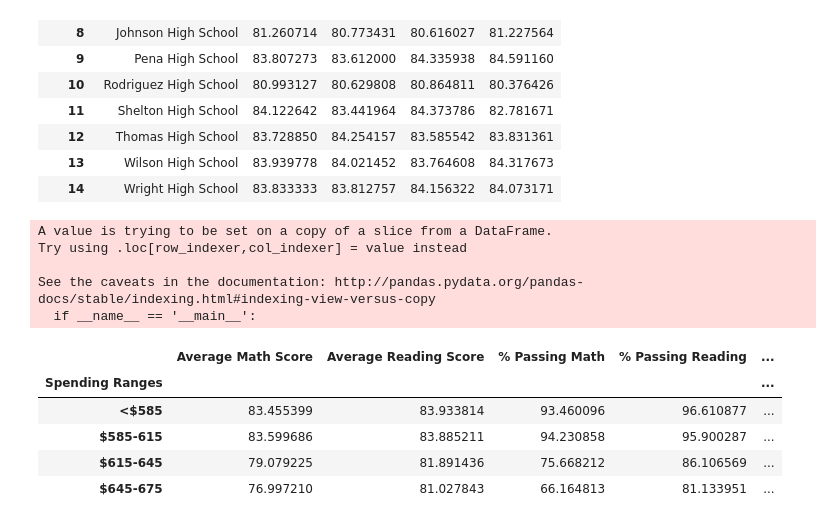
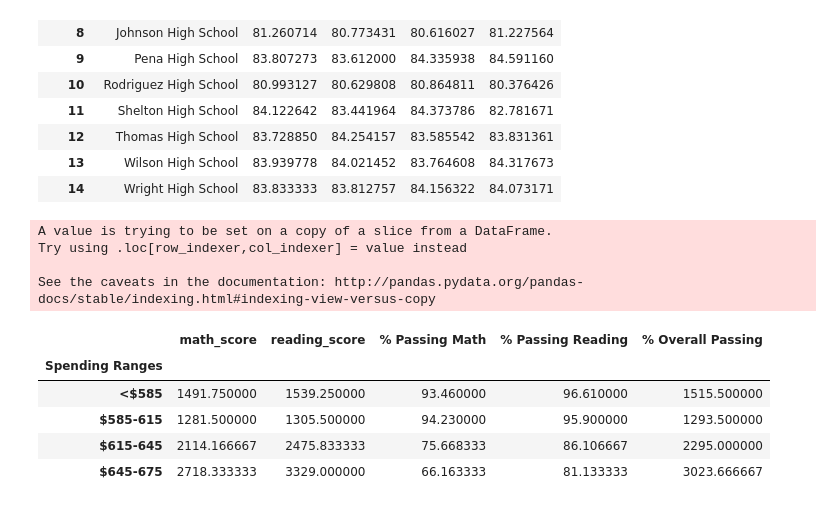
Before and after one commit to kimandersen-it/pandas-challenge, a Jupyter notebook: Academy of Pi Final.ipynb, the cells around one changed output. Cells and saved outputs as stored; diff of their text form; code cells hidden in the pictures.

```diff
--- a/Academy of Pi Final.ipynb
+++ b/Academy of Pi Final.ipynb
@@ -94,11 +144,8 @@ district_df
 #start with the original data, build a new frame
 school = school_data_complete[["school_name", "type", "Student ID", "budget", "math_score", "reading_score"]]
 #do the calculated columns
-school_calcs = school.groupby(['school_name', 'type', 'budget']).agg({'Student ID':'count','math_score': 'mean',
+school_calcs = school.groupby(['school_name','type','budget']).agg({'Student ID':'count','math_score': 'mean',
                                                               'reading_score': 'mean'}).reset_index()
-#rename to fit solutions
-schools2 = school_calcs.rename(columns = {'type': 'School Type', 'Student ID': 'Total Students', 'budget': 'Total School Budget',
-                             'math_score': 'Average Math Score', 'reading_score': 'Average Reading Score'})
 #create a frame for the passing math
 mathpass = school_data_complete[["school_name", "math_score"]]
 students = mathpass["school_name"]
@@ -112,15 +159,23 @@ passgradesr = readpass[(readpass["reading_score"] >= 70)]
 finalread = passgradesr.groupby(["school_name"]).count().reset_index()
 #merge the two
 mergetables = pd.merge(finalmath, finalread, how="left", on=["school_name", "school_name"])
+mergetables
+#rename some of the columns to avoid confusion in columns when calculating
+school_calcs = school_calcs.rename(columns = {"school_name":"school_name", "type":"type", "budget":"budget",
+                "Student ID":"Tot Students", "math_score":"average_math", "reading_score":"average_reading"})
+
 #gather everything together and calculate
-schools_summ = pd.merge(schools2, mergetables, how="left", on=["school_name", "school_name"])
-schools_summ['% Passing Math'] = round(schools_summ['math_score']/schools_summ['Total Students']*100,6)
-schools_summ['% Passing Reading'] = round(schools_summ['reading_score']/schools_summ['Total Students']*100,6)
-schools_summ['% Overall Passing'] = round((schools_summ['Average Math Score'] + schools_summ['Average Reading Score']) / 2,6)
-schools_summ['Per Student Budget'] = schools_summ['Total School Budget']/schools_summ['Total Students']
+school_calcs
+schools_summ = pd.merge(school_calcs, mergetables, how="left", on=["school_name", "school_name"])
+schools_summ
+schools_summ['% Passing Math'] = round(schools_summ["math_score"]/schools_summ["Tot Students"]*100,2)
+schools_summ['% Passing Reading'] = round(schools_summ['reading_score']/schools_summ['Tot Students']*100,2)
+schools_summ['% Overall Passing'] = round((schools_summ['math_score'] + schools_summ['reading_score']) / 2,2)
+schools_summ['Per Student Budget'] = schools_summ['budget']/schools_summ['Tot Students']
 #final table
-final = schools_summ[['school_name', 'School Type', 'Total Students', 'Total School Budget',
-                          'Per Student Budget', 'Average Math Score', 'Average Reading Score',
-                           '% Passing Math', '% Passing Reading', '% Overall Passing']]
+final = schools_summ[['school_name', 'type', 'Tot Students', 'budget',
+                          'Per Student Budget', 'math_score', 'reading_score',
+                          '% Passing Math', '% Passing Reading', '% Overall Passing']]
+
 final
 # %% [output]
@@ -219,31 +272,29 @@ readtable
 | 14 | Wright High School | 83.833333 | 83.812757 | 84.156322 | 84.073171 |
 # %%
 #Scores by School Spending
-#spending bins
 spending_bins = [0, 585, 615, 645, 675]
 group_names = ["<$585", "$585-615", "$615-645", "$645-675"]
 #dataframe from last final table
-spending = final[['Per Student Budget', 'Average Math Score', 'Average Reading Score',
+spending = final[['Per Student Budget', "math_score", "reading_score",
                                   '% Passing Math', '% Passing Reading', '% Overall Passing']]
 #cut into bins
 spending['Spending Ranges'] = pd.cut(spending["Per Student Budget"], spending_bins, labels=group_names)
 #group and show average
 scores = spending.groupby(['Spending Ranges']).mean().reset_index()
 #create new dataframe
-scores_by_school = scores[['Spending Ranges', 'Average Math Score', 'Average Reading Score',
+scores_by_school = scores[['Spending Ranges', "math_score", "reading_score",
                           '% Passing Math', '% Passing Reading', '% Overall Passing']]
 #group and average again
 scores_by_school.groupby(['Spending Ranges']).mean()
 # %% [output]
 A value is trying to be set on a copy of a slice from a DataFrame.
 Try using .loc[row_indexer,col_indexer] = value instead
 
 See the caveats in the documentation: http://pandas.pydata.org/pandas-docs/stable/indexing.html#indexing-view-versus-copy
-  if __name__ == '__main__':
-|  | Average Math Score | Average Reading Score | % Passing Math | % Passing Reading | ... |
-| Spending Ranges |  |  |  |  | ... |
-| <$585 | 83.455399 | 83.933814 | 93.460096 | 96.610877 | ... |
-| $585-615 | 83.599686 | 83.885211 | 94.230858 | 95.900287 | ... |
-| $615-645 | 79.079225 | 81.891436 | 75.668212 | 86.106569 | ... |
-| $645-675 | 76.997210 | 81.027843 | 66.164813 | 81.133951 | ... |
+|  | math_score | reading_score | % Passing Math | % Passing Reading | % Overall Passing |
+| Spending Ranges |  |  |  |  |  |
+| <$585 | 1491.750000 | 1539.250000 | 93.460000 | 96.610000 | 1515.500000 |
+| $585-615 | 1281.500000 | 1305.500000 | 94.230000 | 95.900000 | 1293.500000 |
+| $615-645 | 2114.166667 | 2475.833333 | 75.668333 | 86.106667 | 2295.000000 |
+| $645-675 | 2718.333333 | 3329.000000 | 66.163333 | 81.133333 | 3023.666667 |
 # %%
```
Also changed, not shown: parts of 7 cells of this notebook, 1 other file.
